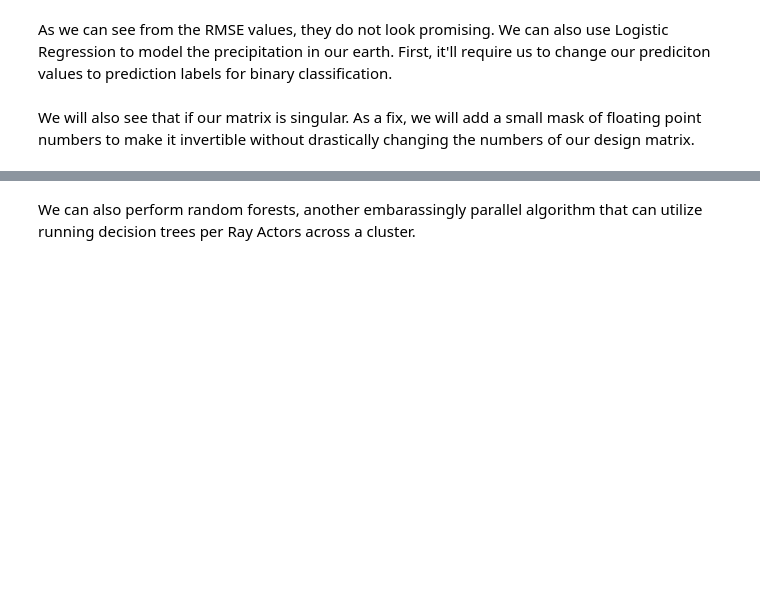
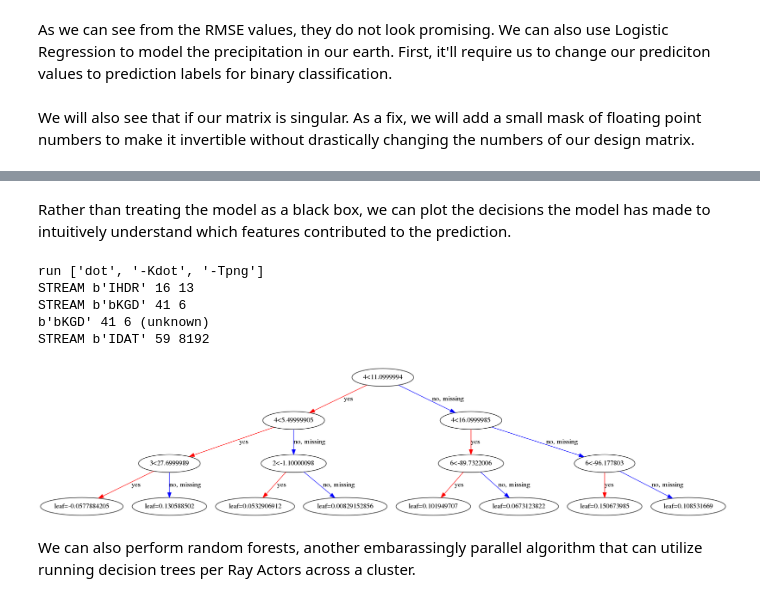
Before and after one commit to briancpark/aws-asdi, a Jupyter notebook: tutorial.ipynb, the cells around one changed output, grey strips where cells are left out. Drawn from its saved outputs; the diff is of its cells as text; code cells hidden in the pictures; blank space fills up the shorter version.

```diff
--- a/tutorial.ipynb
+++ b/tutorial.ipynb
@@ -521,0 +582,2 @@ np.sum(y_result == y_test.get()) / y_result.shape[0]
+# %% [markdown]
+Rather than treating the model as a black box, we can plot the decisions the model has made to intuitively understand which features contributed to the prediction.
@@ -522,3 +586,15 @@ np.sum(y_result == y_test.get()) / y_result.shape[0]
+# %%
+plot_tree(model, num_trees=4, feature_names=['YEAR/MONTH/DAY', 'TMAX', 'TMIN','AVG', 'RANGE', 'LATITUDE', 'LONGITUDE', 'ELEVATION'])
+fig = plt.gcf()
+fig.set_size_inches(150, 100)
+fig.savefig('xgboost_tree.png')
+# %% [output]
+run ['dot', '-Kdot', '-Tpng']
+STREAM b'IHDR' 16 13
+STREAM b'bKGD' 41 6
+b'bKGD' 41 6 (unknown)
+STREAM b'IDAT' 59 8192
+[figure, added]
 # %% [markdown]
 We can also perform random forests, another embarassingly parallel algorithm that can utilize running decision trees per Ray Actors across a cluster.
 # %%
```
Also changed, not shown: parts of 70 cells of this notebook.
